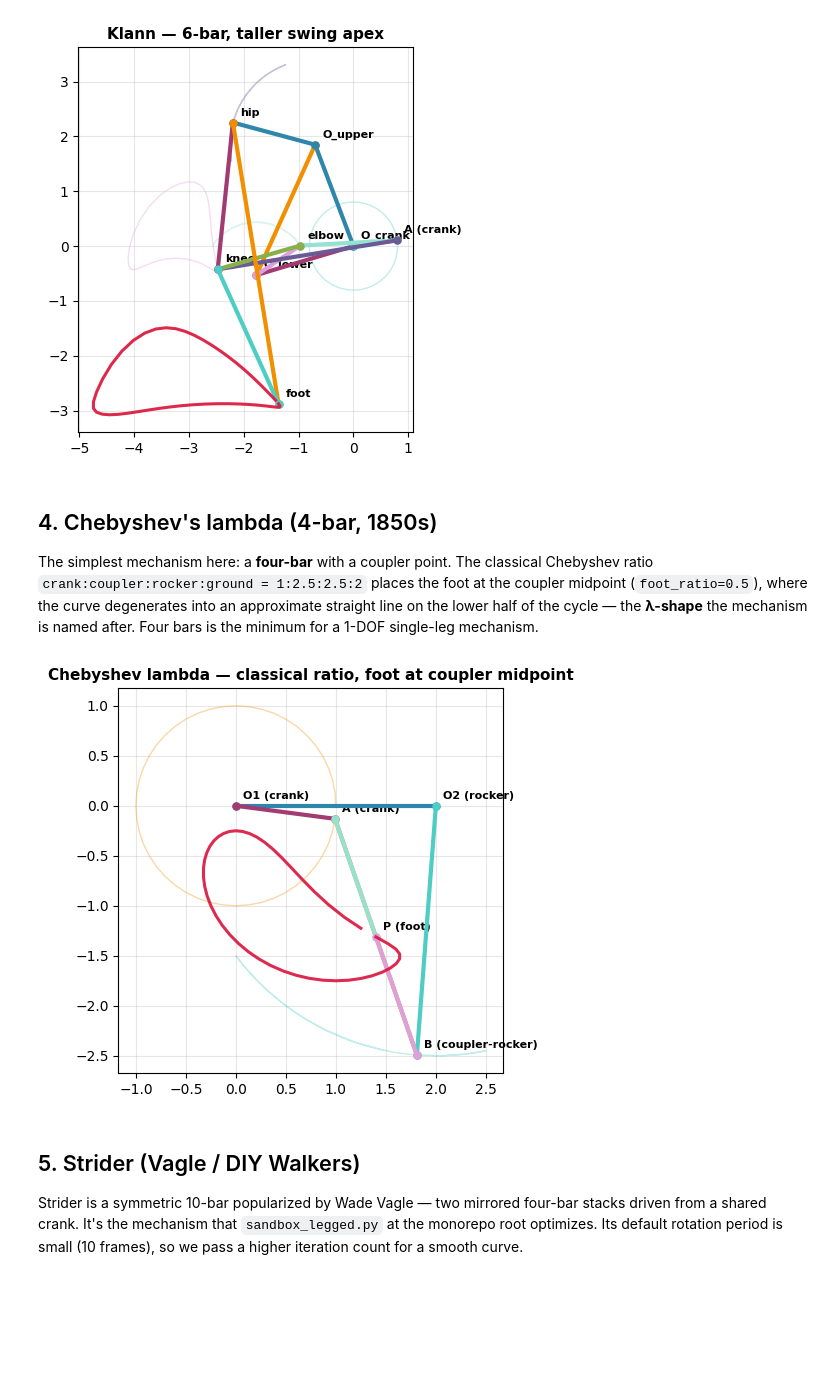
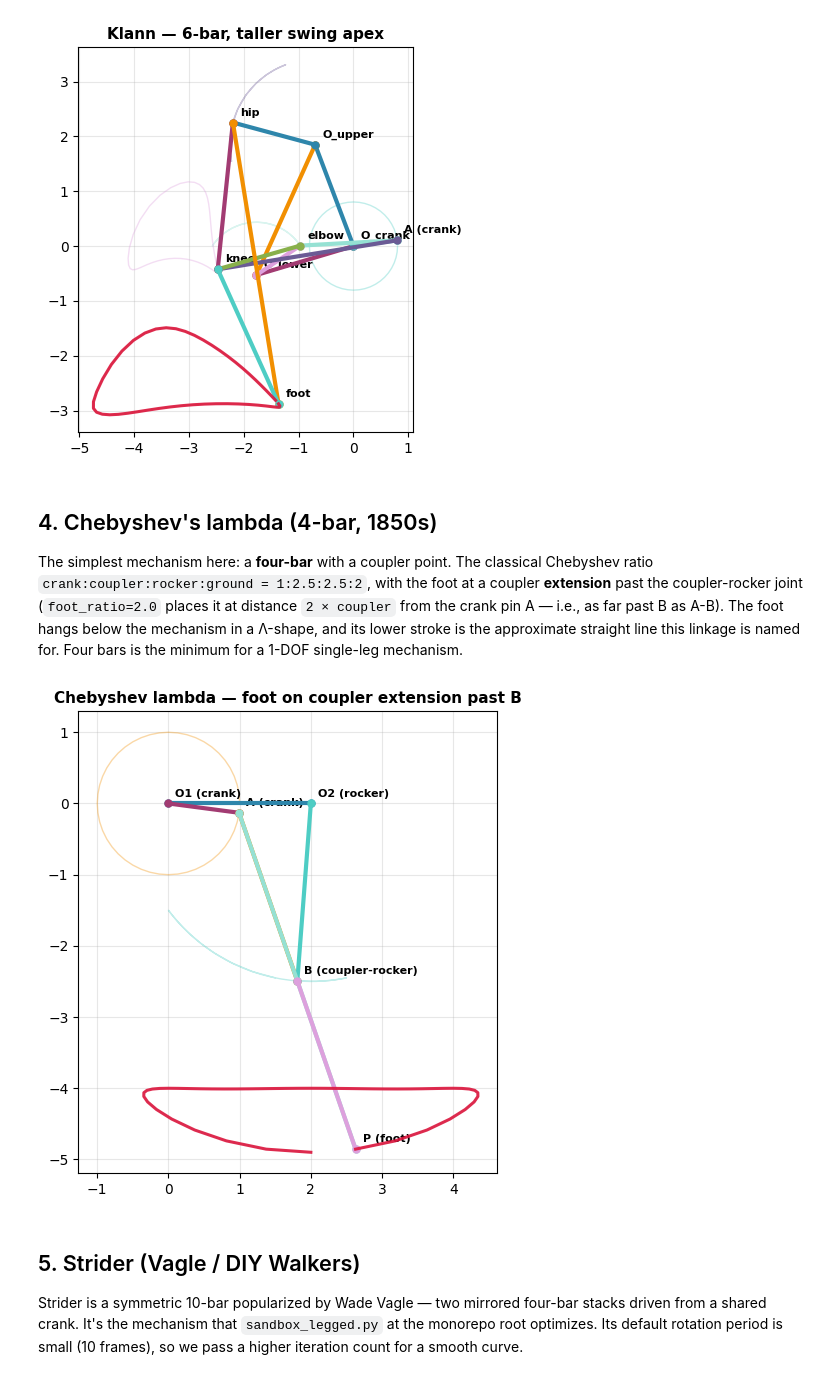
Before and after one commit to HugoFara/leggedsnake, a Jupyter notebook: examples/01_walkers_gallery.ipynb, the cells around one changed output. Cells and saved outputs as stored; diff of their text form; code cells hidden in the pictures; blank space fills up the shorter version.

```diff
--- a/examples/01_walkers_gallery.ipynb
+++ b/examples/01_walkers_gallery.ipynb
@@ -32,10 +32,16 @@ Every `Walker` wraps a cached `Mechanism`. pylinkage's
 bold-stroke the feet identified by `walker.get_feet()` so the stance
 trajectory stands out against the auxiliary joint paths.
 # %%
-def show_walker(walker, title, iterations=None, figsize=(8, 5)):
+def show_walker(walker, title, iterations=None, figsize=(8, 5),
+                skip_unbuildable=False, foot_labels=None):
     # Draw a Walker's bars at t=0 plus every joint locus; highlight the feet.
+    # Pass ``skip_unbuildable=True`` for non-Grashof mechanisms so dead frames
+    # are silently dropped. ``foot_labels`` overrides auto-detection when
+    # get_feet() is ambiguous (e.g. all non-ground joints look like "feet").
     mech = walker.to_mechanism()
-    loci = list(walker.step(iterations=iterations))
+    raw = list(walker.step(iterations=iterations,
+                           skip_unbuildable=skip_unbuildable))
+    loci = [l for l in raw if l[0][0] is not None] if skip_unbuildable else raw
 
     fig, ax = plt.subplots(figsize=figsize)
     plot_static_linkage(
@@ -47,15 +53,21 @@ def show_walker(walker, title, iterations=None, figsize=(8, 5)):
     # Overlay the feet trajectories in bold. Some factories assign
     # cosmetic joint names ("left foot") that don't match the node IDs
     # returned by get_feet(); fall back to a substring match on "foot".
-    feet_ids = set(walker.get_feet())
+    if foot_labels is not None:
+        feet_ids = set(foot_labels)
+        def _is_foot(name):
+            return name in feet_ids
+    else:
+        feet_ids = set(walker.get_feet())
+        def _is_foot(name):
+            return (
+                name in feet_ids
+                or any(name.startswith(fid + ' ') for fid in feet_ids)
+                or 'foot' in name.lower()
+            )
     for i, joint in enumerate(mech.joints):
         name = getattr(joint, 'name', '') or ''
-        is_foot = (
-            name in feet_ids
-            or any(name.startswith(fid + ' ') for fid in feet_ids)
-            or 'foot' in name.lower()
-        )
-        if is_foot:
+        if _is_foot(name):
             xs, ys = extract_trajectory(loci, i)
             if xs.size:
                 ax.plot(xs, ys, color='crimson', lw=2.2, alpha=0.9, zorder=10)
@@ -92,18 +104,21 @@ show_walker(klann, "Klann — 6-bar, taller swing apex")
 ## 4. Chebyshev's lambda (4-bar, 1850s)
 
 The simplest mechanism here: a **four-bar** with a coupler point. The
-classical Chebyshev ratio `crank:coupler:rocker:ground = 1:2.5:2.5:2`
-places the foot at the coupler midpoint (`foot_ratio=0.5`), where the
-curve degenerates into an approximate straight line on the lower half
-of the cycle — the **λ-shape** the mechanism is named after. Four bars
-is the minimum for a 1-DOF single-leg mechanism.
+classical Chebyshev ratio `crank:coupler:rocker:ground = 1:2.5:2.5:2`,
+with the foot at a coupler **extension** past the coupler-rocker joint
+(`foot_ratio=2.0` places it at distance `2 × coupler` from the crank
+pin A — i.e., as far past B as A-B). The foot hangs below the
+mechanism in a Λ-shape, and its lower stroke is the approximate
+straight line this linkage is named for. Four bars is the minimum for
+a 1-DOF single-leg mechanism.
 # %%
 cheb = ls.Walker.from_chebyshev(
-    crank=1.0, coupler=2.5, rocker=2.5, ground_length=2.0, foot_ratio=0.5,
+    crank=1.0, coupler=2.5, rocker=2.5, ground_length=2.0, foot_ratio=2.0,
 )
-show_walker(cheb, "Chebyshev lambda — classical ratio, foot at coupler midpoint")
+show_walker(cheb, "Chebyshev lambda — foot on coupler extension past B",
+            figsize=(8, 6))
 # %% [output]
-[figure, old version]
+[figure, new version]
 # %% [markdown]
 ## 5. Strider (Vagle / DIY Walkers)
 
```
Also changed, not shown: parts of 7 cells of this notebook, 1 other file.
